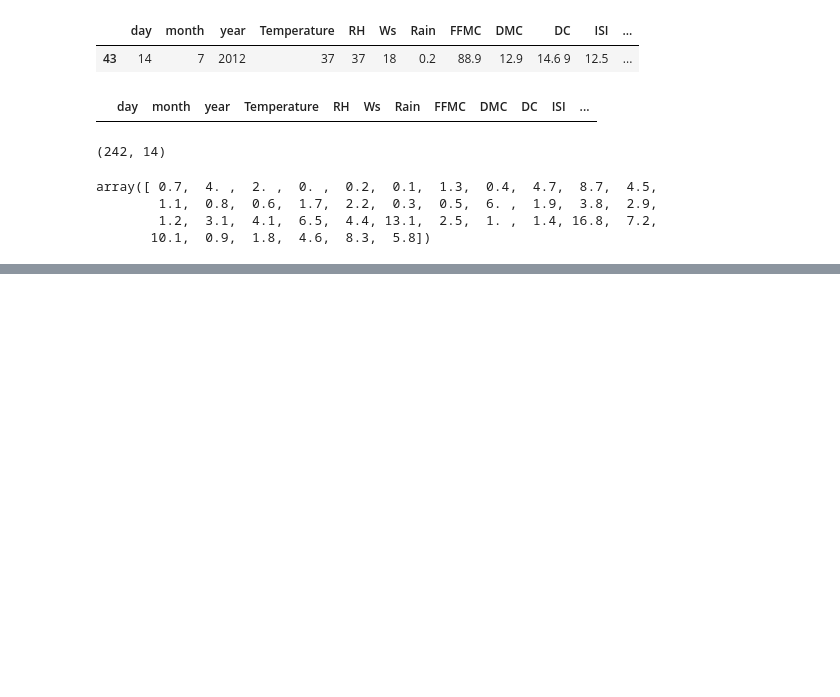
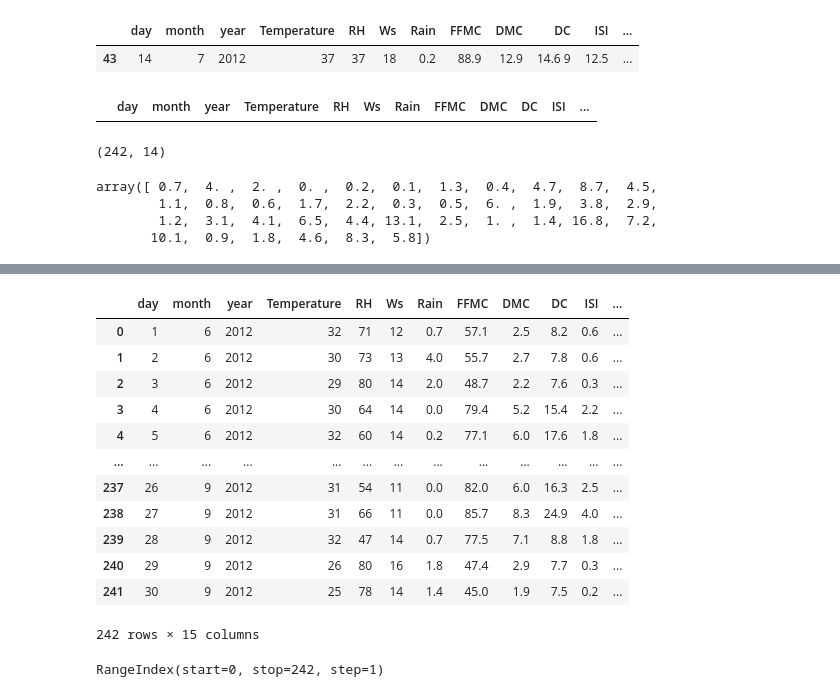
Before and after one commit to kunal12kumar/Forest_Fire_Dataset, a Jupyter notebook: forestproject.ipynb, the cells around one changed output, grey strips where cells are left out. Saved outputs shown, nothing was run; the diff lists cells and outputs as text; code cells hidden in the pictures; blank space fills up the shorter version.

```diff
--- a/forestproject.ipynb
+++ b/forestproject.ipynb
@@ -193,0 +198,7 @@ array([ 0.7,  4. ,  2. ,  0. ,  0.2,  0.1,  1.3,  0.4,  4.7,  8.7,  4.5,
+# %%
+# now make a classification such that for Bejaia region we will assign 0
+# for Algerian forest we will assign 1
+
+new_dataset.loc[ : 122 ,'region']=0
+new_dataset.loc[122 : , 'region']=1
+df=new_dataset
@@ -193,0 +227,26 @@ array([ 0.7,  4. ,  2. ,  0. ,  0.2,  0.1,  1.3,  0.4,  4.7,  8.7,  4.5,
+# %%
+new_dataset = new_dataset.reset_index(drop=True)  # Ensure numeric index
+new_dataset.loc[:122, 'region'] = 0
+new_dataset.loc[122:, 'region'] = 1
+
+df=new_dataset
+# %%
+df
+# %% [output]
+|  | day | month | year | Temperature | RH | Ws | Rain | FFMC | DMC | DC | ISI | ... |
+| 0 | 1 | 6 | 2012 | 32 | 71 | 12 | 0.7 | 57.1 | 2.5 | 8.2 | 0.6 | ... |
+| 1 | 2 | 6 | 2012 | 30 | 73 | 13 | 4.0 | 55.7 | 2.7 | 7.8 | 0.6 | ... |
+| 2 | 3 | 6 | 2012 | 29 | 80 | 14 | 2.0 | 48.7 | 2.2 | 7.6 | 0.3 | ... |
+| 3 | 4 | 6 | 2012 | 30 | 64 | 14 | 0.0 | 79.4 | 5.2 | 15.4 | 2.2 | ... |
+| 4 | 5 | 6 | 2012 | 32 | 60 | 14 | 0.2 | 77.1 | 6.0 | 17.6 | 1.8 | ... |
+| ... | ... | ... | ... | ... | ... | ... | ... | ... | ... | ... | ... | ... |
+| 237 | 26 | 9 | 2012 | 31 | 54 | 11 | 0.0 | 82.0 | 6.0 | 16.3 | 2.5 | ... |
+| 238 | 27 | 9 | 2012 | 31 | 66 | 11 | 0.0 | 85.7 | 8.3 | 24.9 | 4.0 | ... |
+| 239 | 28 | 9 | 2012 | 32 | 47 | 14 | 0.7 | 77.5 | 7.1 | 8.8 | 1.8 | ... |
+| 240 | 29 | 9 | 2012 | 26 | 80 | 16 | 1.8 | 47.4 | 2.9 | 7.7 | 0.3 | ... |
+| 241 | 30 | 9 | 2012 | 25 | 78 | 14 | 1.4 | 45.0 | 1.9 | 7.5 | 0.2 | ... |
+242 rows × 15 columns
+# %%
+print(new_dataset.index)
+# %% [output]
+RangeIndex(start=0, stop=242, step=1)
```
Also changed, not shown: parts of 7 cells of this notebook.
